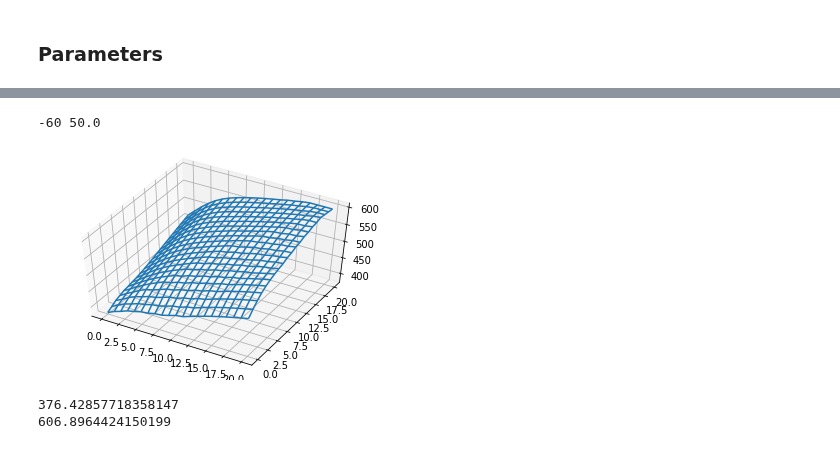
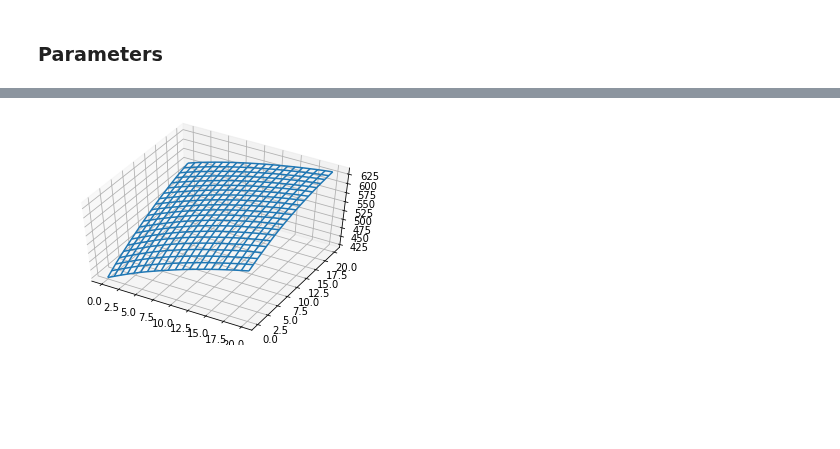
Before and after one commit to chandrusuresh/ReinforcementLearning, a Jupyter notebook: Policy_Iteration.ipynb, the cells around one changed output, grey strips where cells are left out. Cells and saved outputs as stored; diff of their text form; code cells hidden in the pictures; blank space fills up the shorter version.

```diff
--- a/Policy_Iteration.ipynb
+++ b/Policy_Iteration.ipynb
@@ -221,0 +152,4 @@ Transition Probability for idx- 1  ok?: True
+# %%
+## Precompute the poisson probabilities to avoid recomputing
+p_rent_master = modified_prob(max_cars,np.array(rent))
+p_retn_master = modified_prob(max_cars,np.array(retn))
@@ -459,3 +275,0 @@ print(z+z1)
-# %%
-for k in reward_tbl_1.keys():
-  print(k,reward_tbl_1[k],reward_tbl_2[k])
@@ -670,0 +276,24 @@ for a in range(5):
+# %%
+iter = 0
+max_iter = 100
+error_tol = 0.1
+vs_prev = np.copy(vs_init)
+pi_prev = np.copy(pi_init)
+
+for k in range(15):
+  while iter < max_iter:
+    vs_new,error = eval_policy(vs_prev,pi_prev)
+    # print(iter,error)
+    vs_prev = np.copy(vs_new)
+    if (error < error_tol):
+      break
+    iter = iter + 1
+  print(k,iter,error)
+  pi_new = imprv_policy(vs_prev)
+  if np.max(np.abs(pi_new-pi_prev)) <= 1E-3:
+    print('Policy iteration converged after ',k,' iterations!')
+    break
+  pi_prev = np.copy(pi_new)
+
+plotAction(pi_new)
+# dispAction(pi_new)
@@ -671,19 +324,14 @@ for a in range(5):
 # %%
 from mpl_toolkits.mplot3d import axes3d
 fig = plt.figure()
 ax = fig.add_subplot(111, projection='3d')
-# plt.plot3d(X,Y,vs_new)
-ax.plot_wireframe(X, Y, vs_new)#, rstride=10, cstride=10)
+x = list(range(max_cars+1))
+y = list(range(max_cars+1))
+X,Y = np.meshgrid(x,y)
+ax.plot_wireframe(X, Y, vs_prev)#, rstride=10, cstride=10)
 ax.view_init(elev=50., azim=-60)
 # azm=ax.azim
 # ele=ax.elev
 # print(azm,ele)
 # %% [output]
--60 50.0
-[figure, old version]
+[figure, new version]
-# %%
-print(np.min(vs_new))
-print(np.max(vs_new))
-# %% [output]
-376.42857718358147
-606.8964424150199
```
Also changed, not shown: parts of 25 cells of this notebook.
